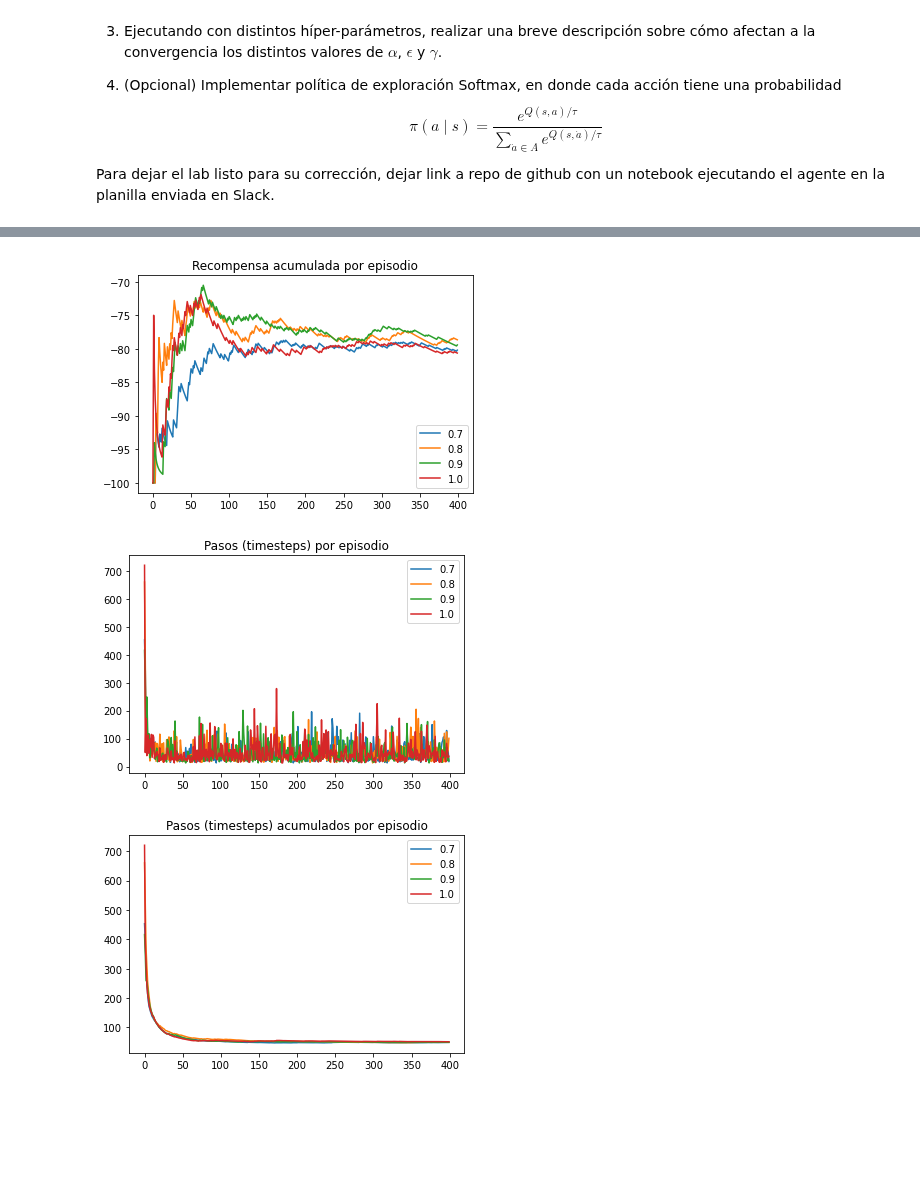
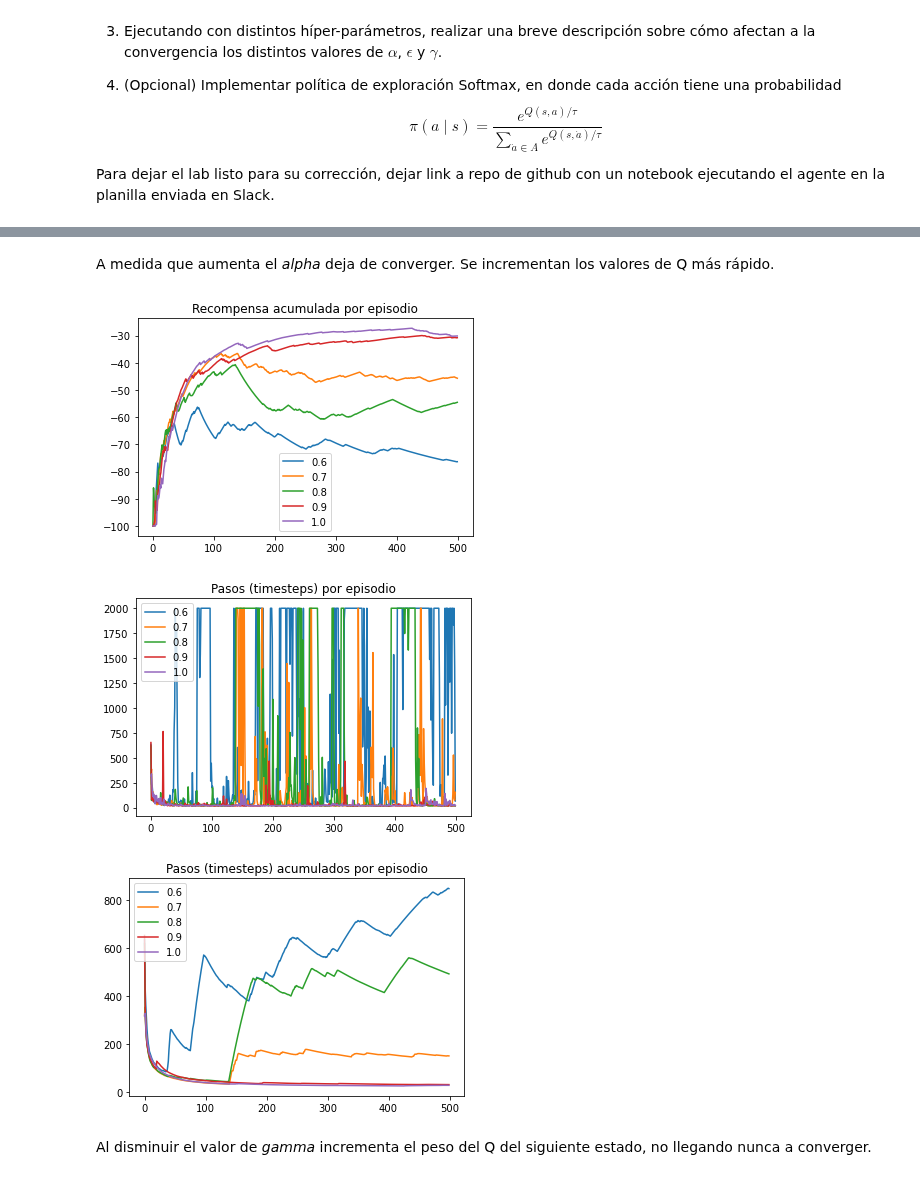
Before and after one commit to leoborgnino/AprendizajePorRefuerzos, a Jupyter notebook: lab_1_intro_rl.ipynb, the cells around one changed output, grey strips where cells are left out. Cells and saved outputs as stored; diff of their text form; code cells hidden in the pictures; blank space fills up the shorter version.

```diff
--- a/lab_1_intro_rl.ipynb
+++ b/lab_1_intro_rl.ipynb
@@ -223,7 +250,7 @@ def learn(state, action, reward, next_state, next_action, mode):
 # %% [markdown]
 Finalmente, definimos el método principal de iteraciones.
 # %%
-def run(mode = 'sarsa'):
+def run():
     """
     Runs the reinforcement learning agent with a given configuration.
     """
@@ -244,34 +271,25 @@ def run(mode = 'sarsa'):
         t = 0
 
         # Pick an action based on the current state
-        if ( mode == 'sarsa'):
-            action = choose_action(state)
+        action = choose_action(state)
 
         while not done:
-
-            # If mode Q learn, we select action using polict
-            # derived from Q
-
-            if (mode == 'q_learn'):
-                action = choose_action(state)
-                next_action = action
 
             # Execute the action and get feedback
             next_state, reward, done, info = env.step(action)
 
-            if (mode == 'sarsa'):
-                next_action = choose_action(next_state)
+            next_action = choose_action(next_state)
+
 
             episode_reward += reward
 
             if not done and t < 2000:  # if the algorithm does not converge, it stops after 2000 timesteps
-                learn(state, action, reward, next_state, next_action, mode)
+                learn(state, action, reward, next_state, next_action)
                 state = next_state
-                if (mode == 'sarsa'):
-                    action = next_action
+                action = next_action
             else:
                 done = True  # done is ensured to be True (in the case the algorithm did not reach convergence)
-                learn(state, action, reward, next_state, next_action, mode)
+                learn(state, action, reward, next_state, next_action)
                 timesteps_of_episode = np.append(timesteps_of_episode, [int(t + 1)])
                 reward_of_episode = np.append(reward_of_episode, max(episode_reward, -100))
 
@@ -439,12 +549,19 @@ epsilons = np.arange (0.1, 0.4, 0.1)
 # %%
+# definimos sus híper-parámetros básicos
+alpha = 0.5
+gamma = 1
+epsilon = 0.1
+tau = 25
+
 steps = []
 timesteps = []
 rewards = []
 
+alphas = np.arange (0.6, 1.01, 0.1)
 for i in alphas:
     alpha = i
     q = {}
-    avg_steps_per_episode, timesteps_ep, reward_ep = run(mode)
+    avg_steps_per_episode, timesteps_ep, reward_ep = run()
     steps.append(avg_steps_per_episode)
     timesteps.append(timesteps_ep)
     rewards.append(reward_ep)
@@ -459,21 +576,32 @@ plot_steps_smooth(timesteps, alphas)
+# %% [markdown]
+A medida que aumenta el *alpha* deja de converger. Se incrementan los valores de Q más rápido.
 # %%
+# definimos sus híper-parámetros básicos
+alpha = 0.5
+gamma = 1
+epsilon = 0.1
+tau = 25
+
 steps = []
 timesteps = []
 rewards = []
 
+gammas = np.arange (0.6, 1.01, 0.1)
 for i in gammas:
     gamma = i
     q = {}
-    avg_steps_per_episode, timesteps_ep, reward_ep = run(mode)
+    avg_steps_per_episode, timesteps_ep, reward_ep = run()
     steps.append(avg_steps_per_episode)
     timesteps.append(timesteps_ep)
     rewards.append(reward_ep)
 
 plot_reward(rewards, gammas)
 plot_steps(timesteps, gammas)
 plot_steps_smooth(timesteps, gammas)
 # %% [output]
-[figure, old version]
+[figure, new version]
-[figure, old version]
+[figure, new version]
-[figure, old version]
+[figure, new version]
+# %% [markdown]
+Al disminuir el valor de *gamma* incrementa el peso del Q del siguiente estado, no llegando nunca a converger.
 # %%
```
Also changed, not shown: parts of 35 cells of this notebook.
